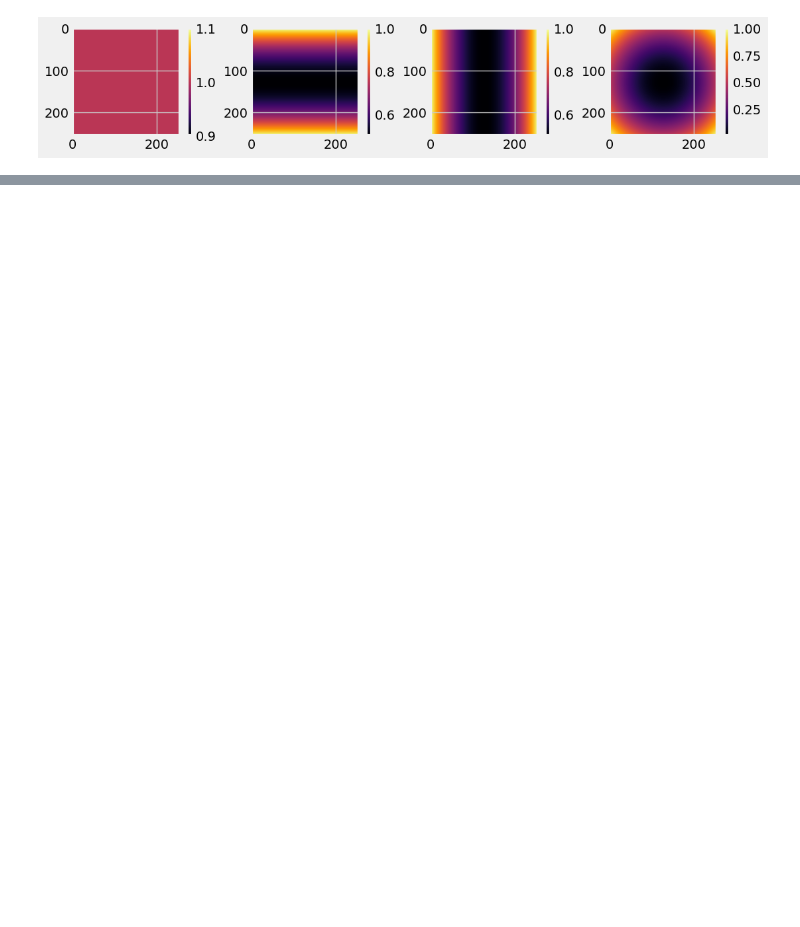
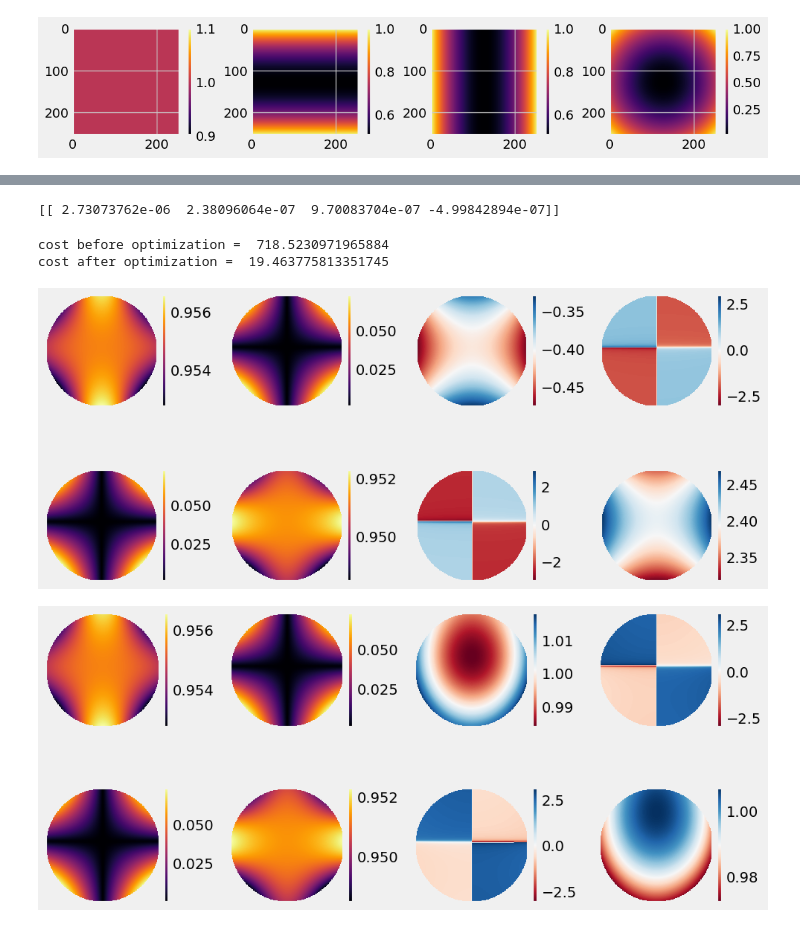
Before and after one commit to Jashcraf/tfoptym, a Jupyter notebook: test_jax.ipynb, the cells around one changed output, grey strips where cells are left out. Saved outputs shown, nothing was run; the diff lists cells and outputs as text; code cells hidden in the pictures; blank space fills up the shorter version.

```diff
--- a/test_jax.ipynb
+++ b/test_jax.ipynb
@@ -14,15 +14,31 @@ set_backend_to_jax()
 # %%
 # Try the polynomial computation
 from tfoptym.polynomials import gen_positive_polynomial_basis
-basis = gen_positive_polynomial_basis(nterms=4)
+cmplx_basis = gen_positive_polynomial_basis(nterms=4)
 
 plt.figure(figsize=[15,2])
-for i,func in enumerate(basis):
-    plt.subplot(1,len(basis)+1,i+1)
+for i,func in enumerate(cmplx_basis):
+    plt.subplot(1,len(cmplx_basis)+1,i+1)
     plt.imshow(np.abs(func),cmap='inferno')
     plt.colorbar()
 plt.subplots_adjust()
 plt.show()
+
+# from prysm.polynomials import zernike_nm_sequence,noll_to_nm,sum_of_2d_modes,Q2d_sequence
+# from prysm.coordinates import cart_to_polar, make_xy_grid
+# x,y = make_xy_grid(256,diameter=2)
+# r,t = cart_to_polar(x,y)
+# nms = [noll_to_nm(j) for j in range(1,6)]
+# basis = list(zernike_nm_sequence(nms,r,t))
+# plt.figure(figsize=[15,2])
+# for i,func in enumerate(basis):
+#     plt.subplot(1,len(basis)+1,i+1)
+#     plt.imshow(np.abs(func),cmap='inferno')
+#     plt.colorbar()
+# plt.subplots_adjust()
+# plt.show()
+
+# cmplx_basis = [np.complex128(mode) for mode in basis]
 # %% [output]
 [figure]
 # %%
@@ -219,0 +297,8 @@ Array([1.e-10, 1.e-10, 1.e-10, 1.e-10, 1.e-10, 1.e-10, 1.e-10, 1.e-10,
+# %%
+# Jaren is sad
+a_end = results.x.reshape([len(n_list),len(cmplx_basis)])
+# a_end = a_out.reshape([len(n_list),len(cmplx_basis)])
+# plt.figure()
+# plt.plot(clist,label='cost function')
+# plt.show()
+print(results)
@@ -219,0 +319,21 @@ Array([1.e-10, 1.e-10, 1.e-10, 1.e-10, 1.e-10, 1.e-10, 1.e-10, 1.e-10,
+# %%
+print(a_end)
+# %% [output]
+[[ 2.73073762e-06  2.38096064e-07  9.70083704e-07 -4.99842894e-07]]
+# %%
+cost,_ = cost_function(a.ravel(),jones,cmplx_basis,aoi,wvl,n_list,return_jones=True)
+print('cost before optimization = ',cost)
+cost,J = cost_function(a_end.ravel(),jones,cmplx_basis,aoi,wvl,n_list,return_jones=True)
+print('cost after optimization = ',cost)
+x = np.linspace(-1,1,jones.shape[0])
+x,y = np.meshgrid(x,x)
+mask = np.zeros([jones.shape[0],jones.shape[0]])
+# mask = mask.at[x**2 + y**2 < 1].set(1)
+mask[x**2 + y**2 < 1] = 1
+plot_jones_pupil(jones,mask=mask/mask,kind='polar')
+plot_jones_pupil(J,mask=mask/mask,kind='polar')
+# %% [output]
+cost before optimization =  718.5230971965884
+cost after optimization =  19.463775813351745
+[figure, added]
+[figure, added]
```
Also changed, not shown: parts of 10 cells of this notebook, 2 other files.
